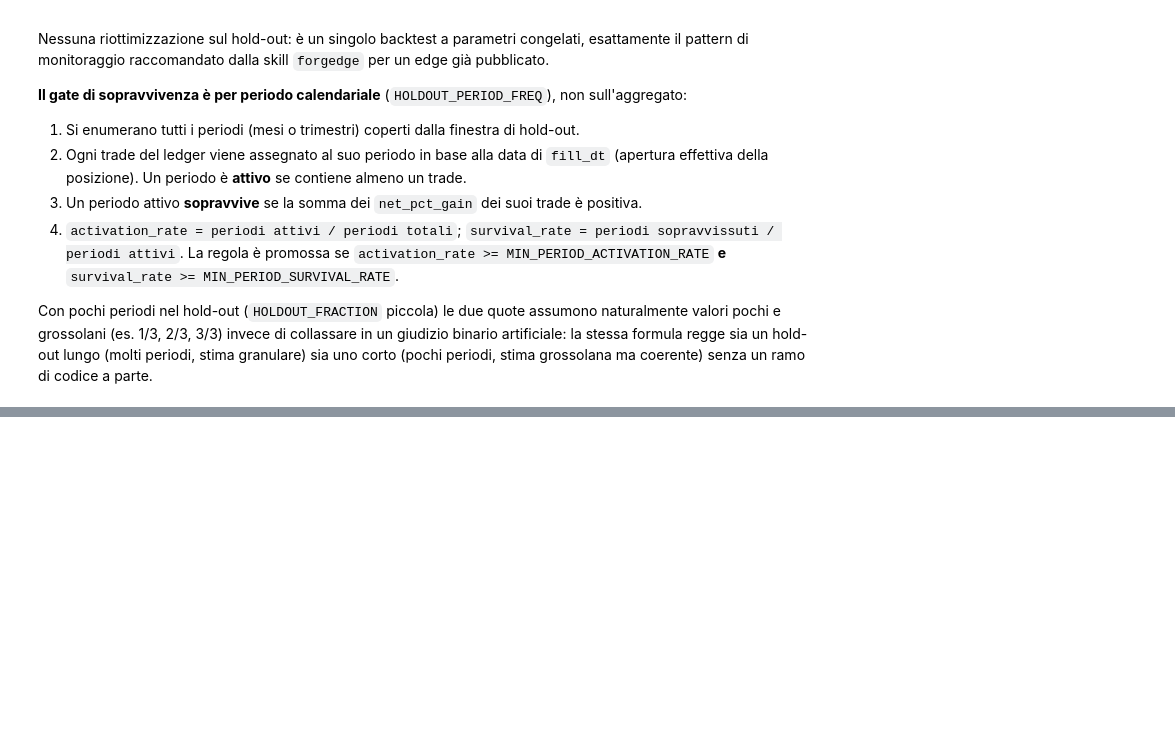
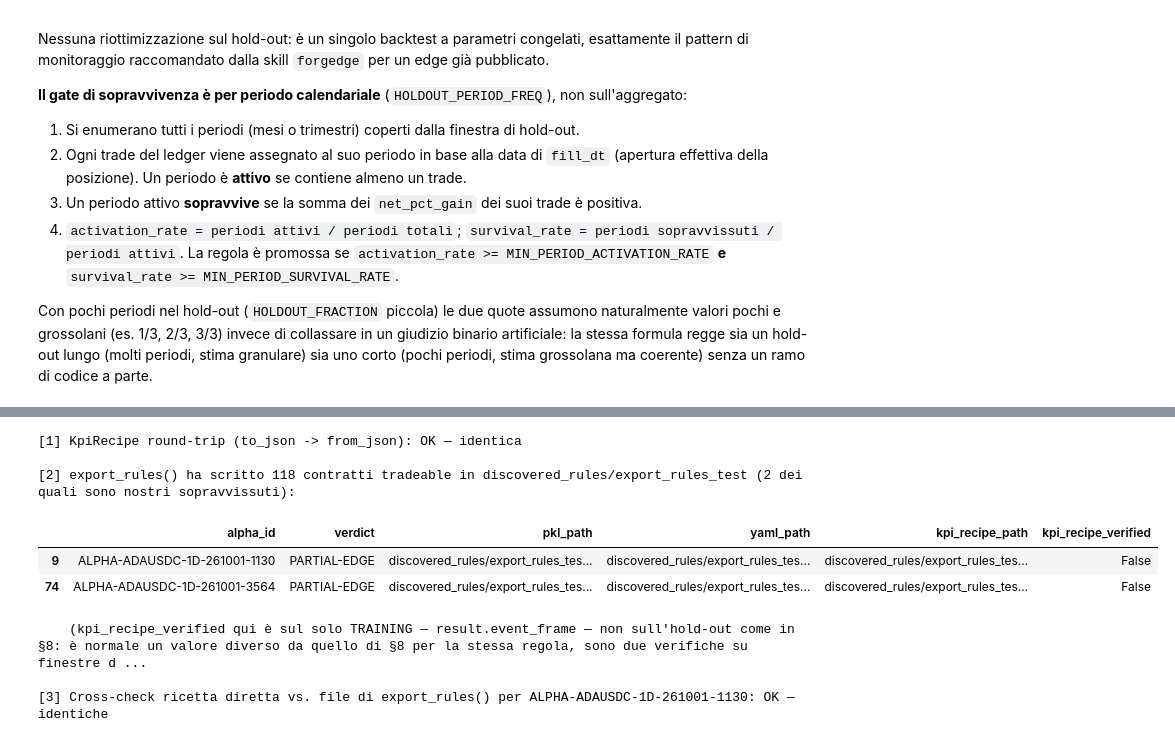
Before and after one commit to mattcond/forgedge, a Jupyter notebook: notebooks/07_mysql_holdout_pipeline.ipynb, the cells around one changed output, grey strips where cells are left out. Cells and saved outputs as stored; diff of their text form; code cells hidden in the pictures; blank space fills up the shorter version.

```diff
--- a/notebooks/07_mysql_holdout_pipeline.ipynb
+++ b/notebooks/07_mysql_holdout_pipeline.ipynb
@@ -767,3 +683,56 @@ scritto discovered_rules/ALPHA-ADAUSDC-1D-261001-3564.json  [ricetta KPI minimal
+# %%
+if not survivors:
+    print("Nessun sopravvissuto su cui testare export_rules() in questa run "
+          "(vedi §7) — il test funzionale viene saltato, non indica un problema della libreria.")
+else:
+    best = survivors[0]
+    best_recipe = minimal_kpi_recipe(best["candidate"])
+
+    # 1. round-trip di serializzazione
+    roundtrip_recipe = KpiRecipe.from_json(best_recipe.to_json())
+    print(f"[1] KpiRecipe round-trip (to_json -> from_json): "
+          f"{'OK — identica' if roundtrip_recipe == best_recipe else 'FALLITA — vedi sotto'}")
+    if roundtrip_recipe != best_recipe:
+        print("    originale:", best_recipe.to_dict())
+        print("    round-trip:", roundtrip_recipe.to_dict())
+
+    # 2. export_rules() — percorso ufficiale del modulo deployment
+    EXPORT_DIR = OUTPUT_DIR / "export_rules_test"
+    export_result = preset_results[best["preset"]]
+    manifest = export_rules(
+        [export_result], EXPORT_DIR,
+        promotable_only=False,   # il nostro gate per periodo ha già selezionato le regole
+        include_kpi_recipe=True,
+    )
+    survivor_ids = {r["contract"].alpha_id for r in survivors}
+    manifest_survivors = manifest[manifest["alpha_id"].isin(survivor_ids)]
+    print(f"\n[2] export_rules() ha scritto {len(manifest)} contratti tradeable in {EXPORT_DIR} "
+          f"({len(manifest_survivors)} dei quali sono nostri sopravvissuti):")
+    display(manifest_survivors[["alpha_id", "verdict", "pkl_path", "yaml_path",
+                                 "kpi_recipe_path", "kpi_recipe_verified"]])
+    print("    (kpi_recipe_verified qui è sul solo TRAINING — result.event_frame —"
+          " non sull'hold-out come in §8: è normale un valore diverso da quello di §8 per la "
+          "stessa regola, sono due verifiche su finestre diverse.)")
+
+    # 3. cross-check tra il file scritto da export_rules() e il calcolo diretto di §8
+    best_row = manifest_survivors[manifest_survivors["alpha_id"] == best["contract"].alpha_id].iloc[0]
+    exported_payload = json.loads(Path(best_row["kpi_recipe_path"]).read_text())
+    exported_recipe = KpiRecipe.from_dict(exported_payload)
+    print(f"\n[3] Cross-check ricetta diretta vs. file di export_rules() per {best['contract'].alpha_id}: "
+          f"{'OK — identiche' if exported_recipe == best_recipe else 'DIVERSE — vedi sotto'}")
+    if exported_recipe != best_recipe:
+        print("    diretta:   ", best_recipe.to_dict())
+        print("    esportata: ", exported_recipe.to_dict())
+# %% [output]
+[1] KpiRecipe round-trip (to_json -> from_json): OK — identica
+
+[2] export_rules() ha scritto 118 contratti tradeable in discovered_rules/export_rules_test (2 dei quali sono nostri sopravvissuti):
+|  | alpha_id | verdict | pkl_path | yaml_path | kpi_recipe_path | kpi_recipe_verified |
+| 9 | ALPHA-ADAUSDC-1D-261001-1130 | PARTIAL-EDGE | discovered_rules/export_rules_tes... | discovered_rules/export_rules_tes... | discovered_rules/export_rules_tes... | False |
+| 74 | ALPHA-ADAUSDC-1D-261001-3564 | PARTIAL-EDGE | discovered_rules/export_rules_tes... | discovered_rules/export_rules_tes... | discovered_rules/export_rules_tes... | False |
+    (kpi_recipe_verified qui è sul solo TRAINING — result.event_frame — non sull'hold-out come in §8: è normale un valore diverso da quello di §8 per la stessa regola, sono due verifiche su finestre d ...
+
+[3] Cross-check ricetta diretta vs. file di export_rules() per ALPHA-ADAUSDC-1D-261001-1130: OK — identiche
 # %% [markdown]
 ## 9. Riepilogo
 
```
Also changed, not shown: parts of 10 cells of this notebook.
